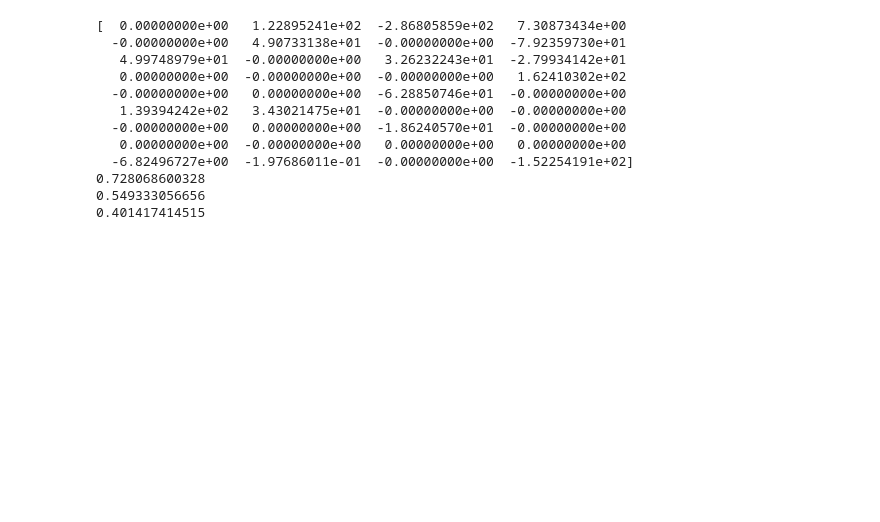
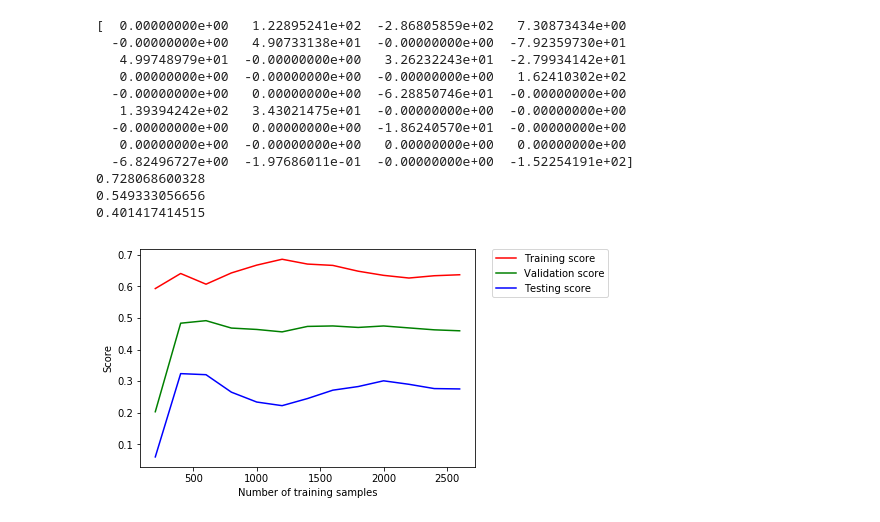
Before and after one commit to ishaanb92/IoT-Assignment, a Jupyter notebook: Assignment.ipynb, the cells around one changed output. Drawn from its saved outputs; the diff is of its cells as text; code cells hidden in the pictures; blank space fills up the shorter version.

Commit message:
Adding visualization to check overfitting/generalization error

```diff
--- a/Assignment.ipynb
+++ b/Assignment.ipynb
@@ -532,3 +532,36 @@ print(lasso_poly.score(poly_X_test,labels_test))
 0.728068600328
 0.549333056656
 0.401417414515
+# %%
+#Plotting test and generalization errors
+#Split the dataset
+data_train,label_train,data_val,label_val,data_test,label_test = split_dataset(featureArray,labels_solar)
+num_train_examples = data_train.shape[0]
+num_samples = 200
+train_error = []
+val_error = []
+test_error = []
+samples = []
+X_train = normalize_data(data_train[:,2:].astype(float))
+X_val = normalize_data(data_val[:,2:].astype(float))
+X_test = normalize_data(data_test[:,2:].astype(float))
+while num_samples < num_train_examples:
+    samples.append(num_samples)
+    # Lasso Regression
+    lasso = linear_model.Lasso(alpha=10.0)
+    lasso.fit(X_train[0:num_samples,:],labels_train[0:num_samples])
+    train_error.append(lasso.score(X_train[0:num_samples,:],labels_train[0:num_samples]))
+    val_error.append(lasso.score(X_val,labels_val))
+    test_error.append(lasso.score(X_test,labels_test))
+    num_samples += 200
+
+#Plot the curves
+plt.plot(samples,train_error,'r',label='Training score')
+plt.plot(samples,val_error,'g',label='Validation score')
+plt.plot(samples,test_error,'b',label='Testing score')
+plt.ylabel('Score')
+plt.xlabel('Number of training samples')
+plt.legend(bbox_to_anchor=(1.05, 1), loc=2, borderaxespad=0.)
+plt.show()
+# %% [output]
+[figure, added]
```
Also changed, not shown: parts of 1 cell of this notebook.
